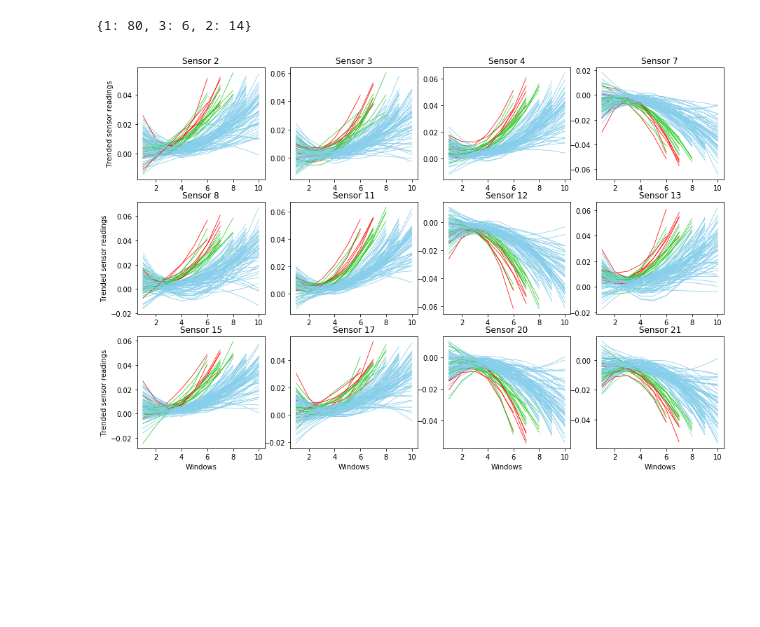
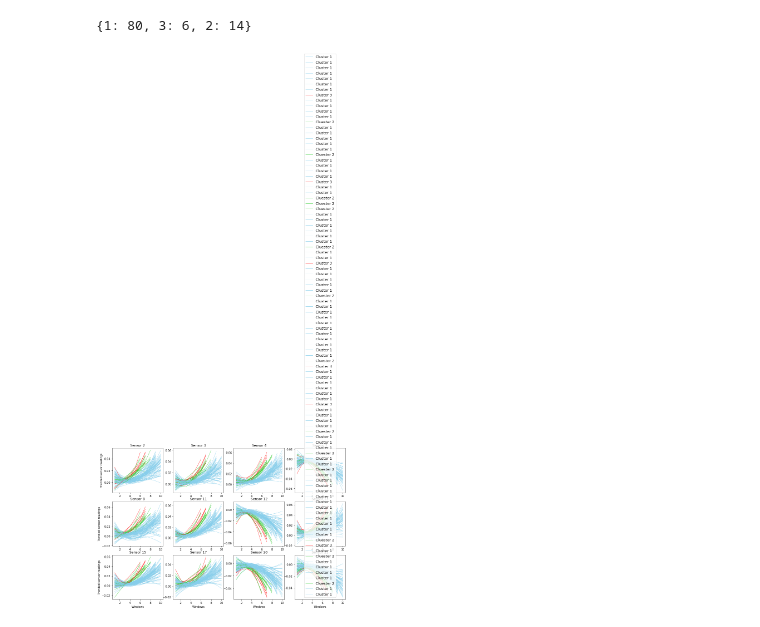
Before and after one commit to cchanzl/survival-analysis-nasa, a Jupyter notebook: nasa_eda.ipynb, the cells around one changed output. Saved outputs shown, nothing was run; the diff lists cells and outputs as text; code cells hidden in the pictures; blank space fills up the shorter version.

```diff
--- a/nasa_eda.ipynb
+++ b/nasa_eda.ipynb
@@ -175,15 +162,16 @@ for ax in axs.flatten():
     # plot normalised data
     ax.plot(rul_rf_train_std.loc[rul_rf_train_std['unit num'] == unit, 'cycle'],
             rul_rf_train_std.loc[rul_rf_train_std['unit num'] == unit, col[i]],
-            linewidth = 0.75, color="red")
+            linewidth = 0.75, color="red", label='smoothed')
 
     # plot smoothened normalised data
     ax.plot(rul_rf_train_std_poly.loc[rul_rf_train_std_poly['unit num'] == unit, 'cycle'],
             rul_rf_train_std_poly.loc[rul_rf_train_std_poly['unit num'] == unit, col[i]],
-            linewidth = 0.75, color="skyblue")
+            linewidth = 0.75, color="skyblue", label='original')
     i += 1
 plt.setp(axs[-1, :], xlabel='Cycles')
 plt.setp(axs[:, 0], ylabel='Normalised sensor readings')
+plt.legend(prop={'size': 13})
 fig.set_size_inches(15, 10)  # width x height
 plt.show()
 # %% [output]
@@ -311,23 +299,25 @@ rul_rf_trended["cluster"] = [cluster_labels_num[i-1] for i in rul_rf_trended['un
 # %%
 # graph clusters
 # https://matplotlib.org/stable/gallery/color/named_colors.html
 colour = ['skyblue', 'limegreen', 'red', 'black', 'pink']  # colour for each of the clusters
+cluster_label = ['Cluster 1', 'Cluester 2', 'Cluster 3', 'Cluster 4']
 
 graphing_list = rul_rf_trended.columns.values[12:24]
 fig, axs = plt.subplots(int(len(graphing_list)/4), 4)  # row, col
 i = -1
 for ax in axs.flatten():
     i += 1
     ax.set_title(str(graph_head[i]))
     for engine in range(1, 101):
         df_engine = rul_rf_trended[rul_rf_trended['unit num'] == engine]
         cluster_no = df_engine['cluster'].iloc[0] - 1
         ax.plot(range(1,len(df_engine[graphing_list[i]])+1), df_engine[graphing_list[i]],
-                linewidth=0.75, color=colour[cluster_no])
+                linewidth=0.75, color=colour[cluster_no], label=cluster_label[cluster_no])
 
 plt.setp(axs[-1, :], xlabel='Windows')
 plt.setp(axs[:, 0], ylabel='Trended sensor readings')
+plt.legend(prop={'size': 13})
 fig.set_size_inches(15, 10)  # width x height
 plt.show()
 # %% [output]
-[figure, old version]
+[figure, new version]
```
Also changed, not shown: parts of 4 cells of this notebook.
